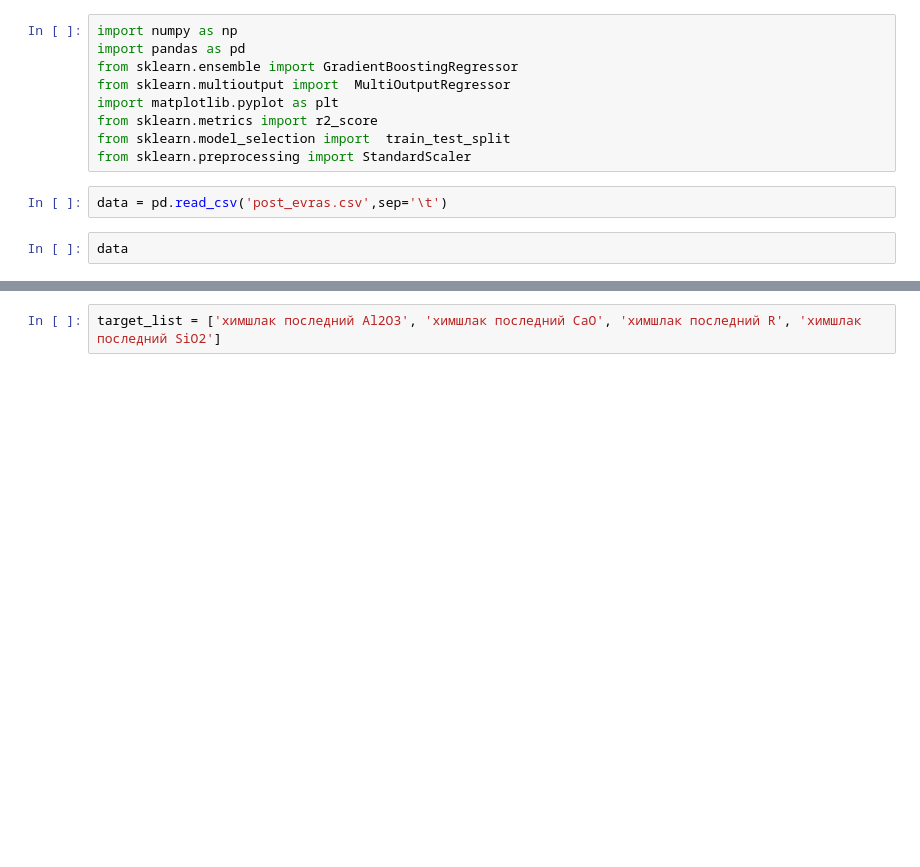
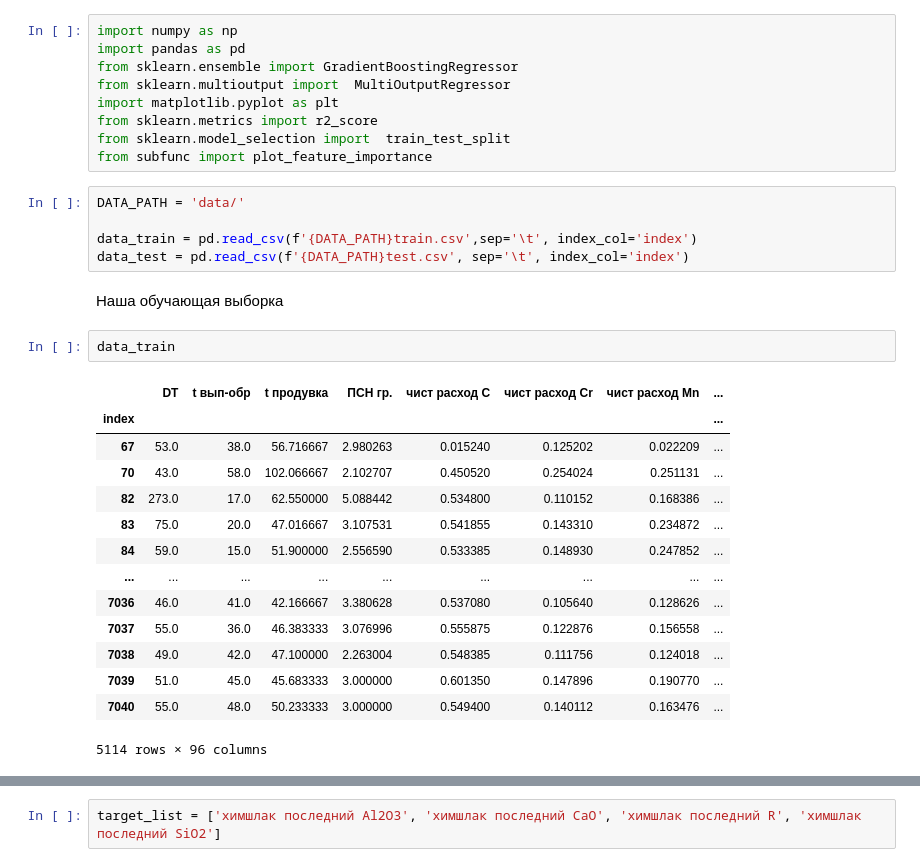
Before and after one commit to OnlyOneUseAcc/Evraz-SCC-prediction, a Jupyter notebook: GBR.ipynb, the cells around one changed output, grey strips where cells are left out. Drawn from its saved outputs; the diff is of its cells as text; blank space fills up the shorter version.

```diff
--- a/GBR.ipynb
+++ b/GBR.ipynb
@@ -6,8 +6,28 @@ from sklearn.multioutput import  MultiOutputRegressor
 import matplotlib.pyplot as plt
 from sklearn.metrics import r2_score
 from sklearn.model_selection import  train_test_split
-from sklearn.preprocessing import StandardScaler
+from subfunc import plot_feature_importance
-# %%
-data = pd.read_csv('post_evras.csv',sep='\t')
-# %%
-data
+# %%
+DATA_PATH = 'data/'
+
+data_train = pd.read_csv(f'{DATA_PATH}train.csv',sep='\t', index_col='index')
+data_test = pd.read_csv(f'{DATA_PATH}test.csv', sep='\t', index_col='index')
+# %% [markdown]
+Наша обучающая выборка
+# %%
+data_train
+# %% [output]
+|  | DT | t вып-обр | t продувка | ПСН гр. | чист расход C | чист расход Cr | чист расход Mn | ... |
+| index |  |  |  |  |  |  |  | ... |
+| 67 | 53.0 | 38.0 | 56.716667 | 2.980263 | 0.015240 | 0.125202 | 0.022209 | ... |
+| 70 | 43.0 | 58.0 | 102.066667 | 2.102707 | 0.450520 | 0.254024 | 0.251131 | ... |
+| 82 | 273.0 | 17.0 | 62.550000 | 5.088442 | 0.534800 | 0.110152 | 0.168386 | ... |
+| 83 | 75.0 | 20.0 | 47.016667 | 3.107531 | 0.541855 | 0.143310 | 0.234872 | ... |
+| 84 | 59.0 | 15.0 | 51.900000 | 2.556590 | 0.533385 | 0.148930 | 0.247852 | ... |
+| ... | ... | ... | ... | ... | ... | ... | ... | ... |
+| 7036 | 46.0 | 41.0 | 42.166667 | 3.380628 | 0.537080 | 0.105640 | 0.128626 | ... |
+| 7037 | 55.0 | 36.0 | 46.383333 | 3.076996 | 0.555875 | 0.122876 | 0.156558 | ... |
+| 7038 | 49.0 | 42.0 | 47.100000 | 2.263004 | 0.548385 | 0.111756 | 0.124018 | ... |
+| 7039 | 51.0 | 45.0 | 45.683333 | 3.000000 | 0.601350 | 0.147896 | 0.190770 | ... |
+| 7040 | 55.0 | 48.0 | 50.233333 | 3.000000 | 0.549400 | 0.140112 | 0.163476 | ... |
+5114 rows × 96 columns
```
Also changed, not shown: parts of 32 cells of this notebook, 2 other files.
